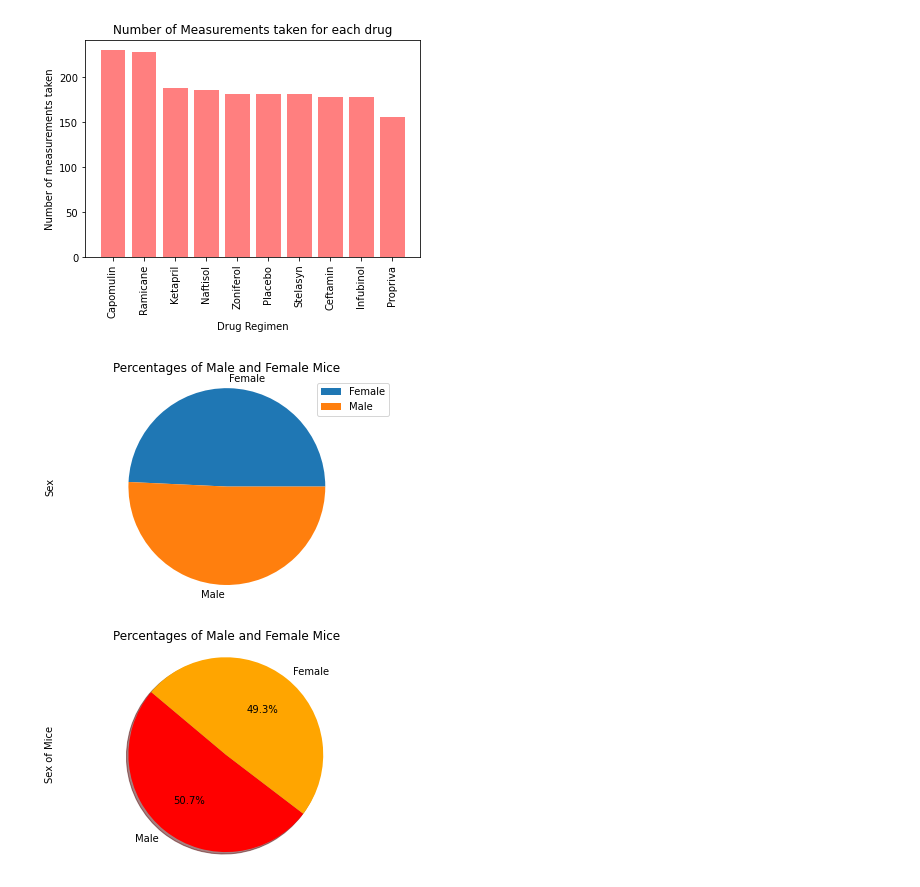
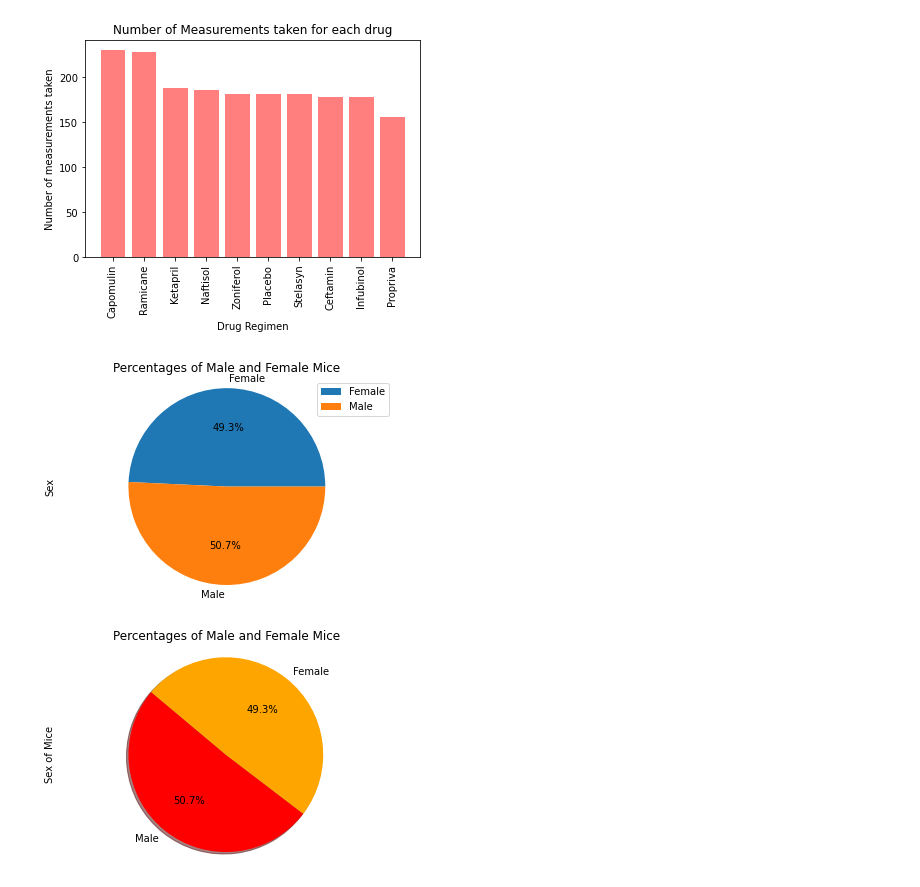
Before and after one commit to sieiden/matplotlib_challenge, a Jupyter notebook: Untitled.ipynb, the cells around one changed output. Drawn from its saved outputs; the diff is of its cells as text; code cells hidden in the pictures.

```diff
--- a/Untitled.ipynb
+++ b/Untitled.ipynb
@@ -222,20 +222,20 @@ plt.xticks(tick_locations, list_sorted_bar_graph, rotation="vertical");
 # %%
 #pie chart using pandas
 #group df by Sex
 sex_group = clean_df.groupby("Sex")
 
 #solve for number of mice/sex
 sex_count = sex_group["Mouse ID"].count()
 
 #put into a df
 pie_chart_df =pd.DataFrame({"Sex Count": sex_count})
 
 # Create a pie chart based upon the trip duration of that single bike
-mouse_pie = pie_chart_df.plot(kind="pie", y='Sex Count', title=("Percentages of Male and Female Mice"))
+mouse_pie = pie_chart_df.plot(kind="pie", y='Sex Count', title=("Percentages of Male and Female Mice"),autopct='%1.1f%%')
 mouse_pie.set_ylabel("Sex")
 plt.axis("equal");
 # %% [output]
-[figure, old version]
+[figure, new version]
 # %%
 #pie chart using pyplot
 #group df by Sex
```
Also changed, not shown: parts of 3 cells of this notebook.
